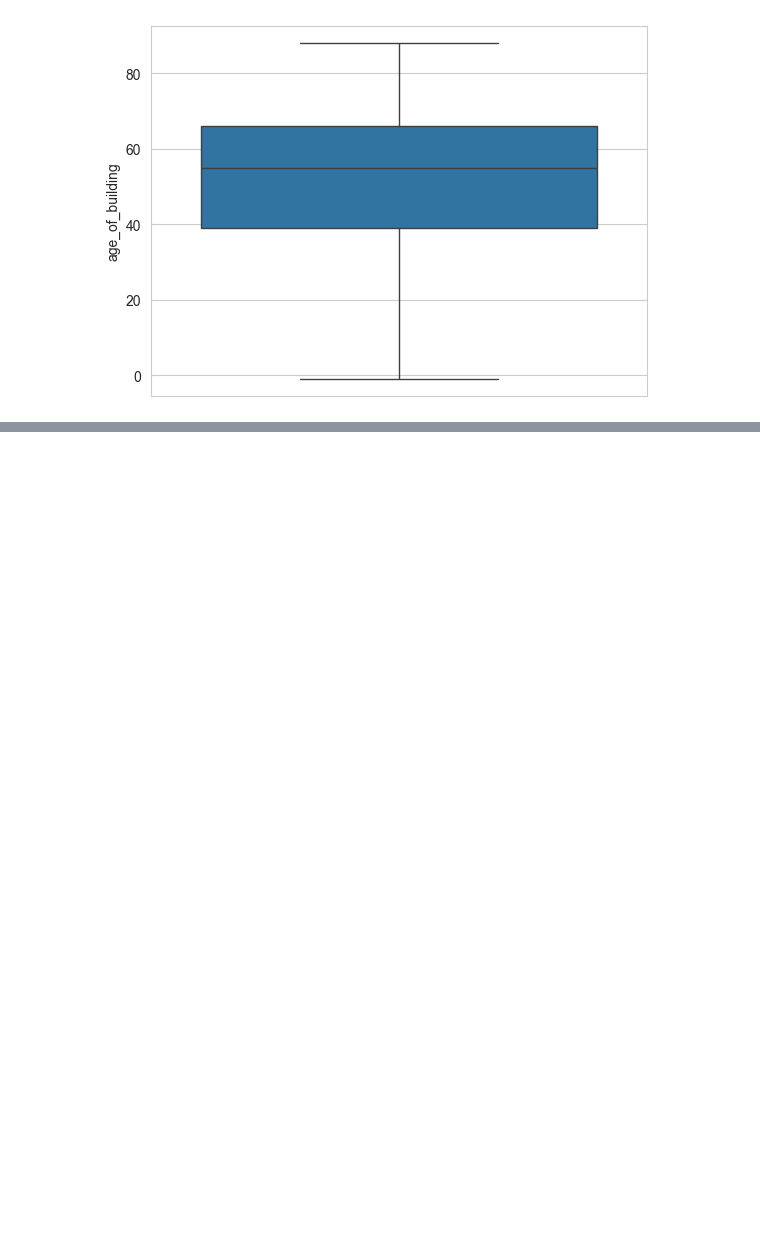
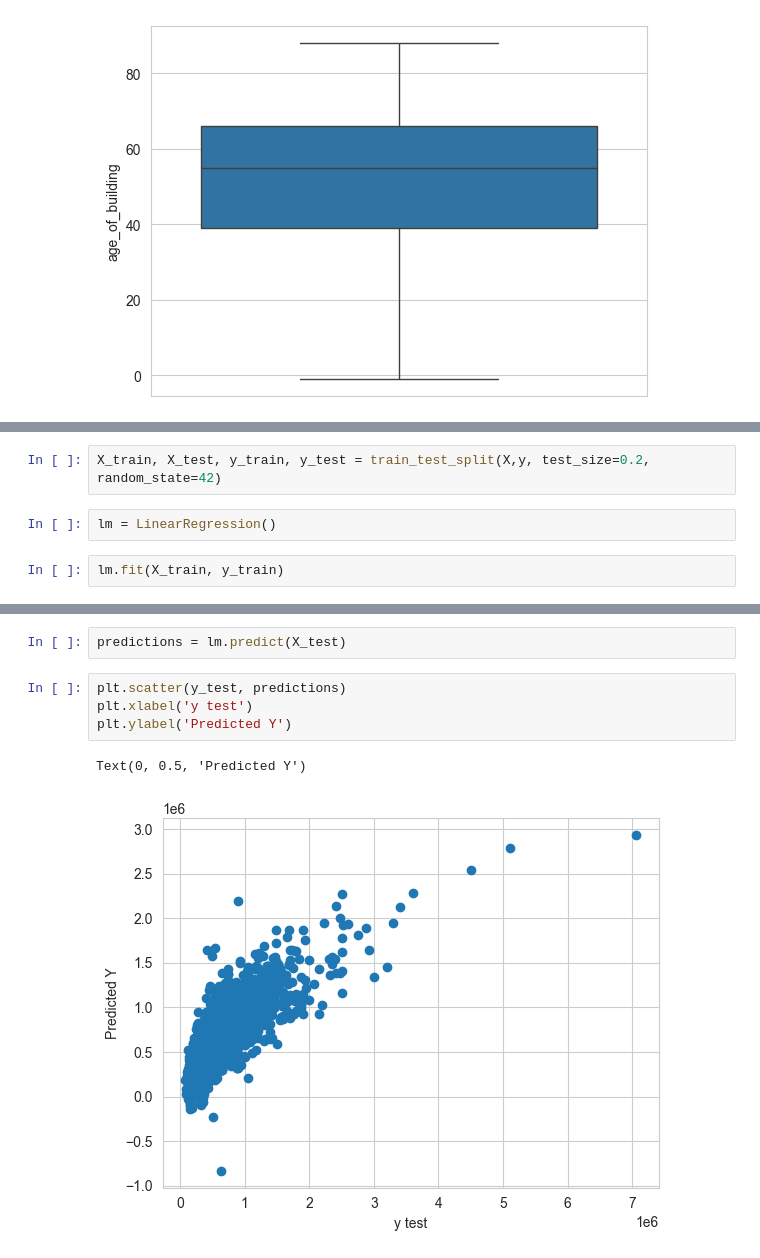
Before and after one commit to Takosaga/spring_24, a Jupyter notebook: data_mining/lab3/lab3.ipynb, the cells around one changed output, grey strips where cells are left out. Drawn from its saved outputs; the diff is of its cells as text; blank space fills up the shorter version.

Commit message:
feat: added linear regression model

```diff
--- a/data_mining/lab3/lab3.ipynb
+++ b/data_mining/lab3/lab3.ipynb
@@ -347,0 +460,6 @@ d
+# %%
+X_train, X_test, y_train, y_test = train_test_split(X,y, test_size=0.2, random_state=42)
+# %%
+lm = LinearRegression()
+# %%
+lm.fit(X_train, y_train)
@@ -347,0 +500,9 @@ d
+# %%
+predictions = lm.predict(X_test)
+# %%
+plt.scatter(y_test, predictions)
+plt.xlabel('y test')
+plt.ylabel('Predicted Y')
+# %% [output]
+Text(0, 0.5, 'Predicted Y')
+[figure, added]
```
Also changed, not shown: parts of 20 cells of this notebook.
